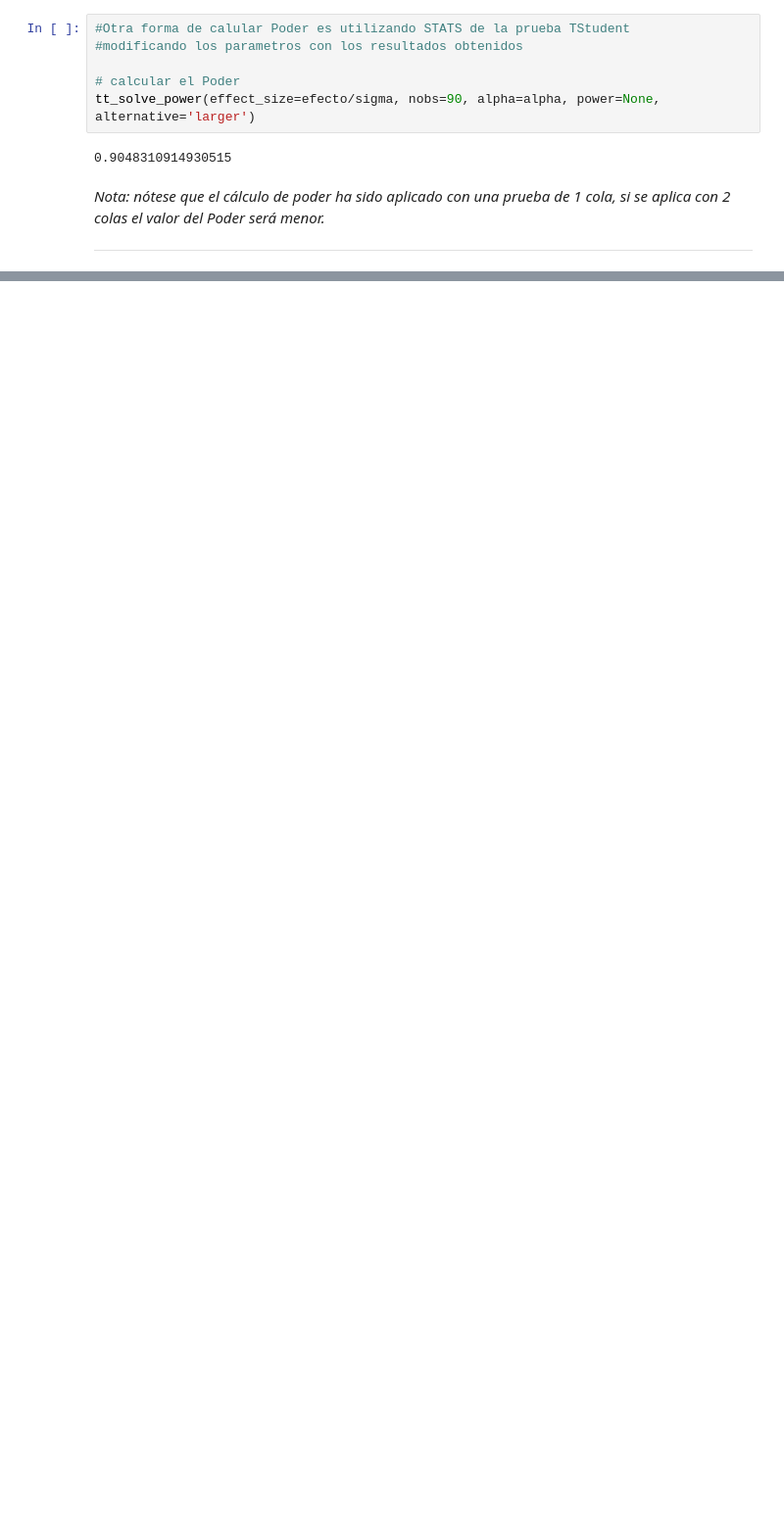
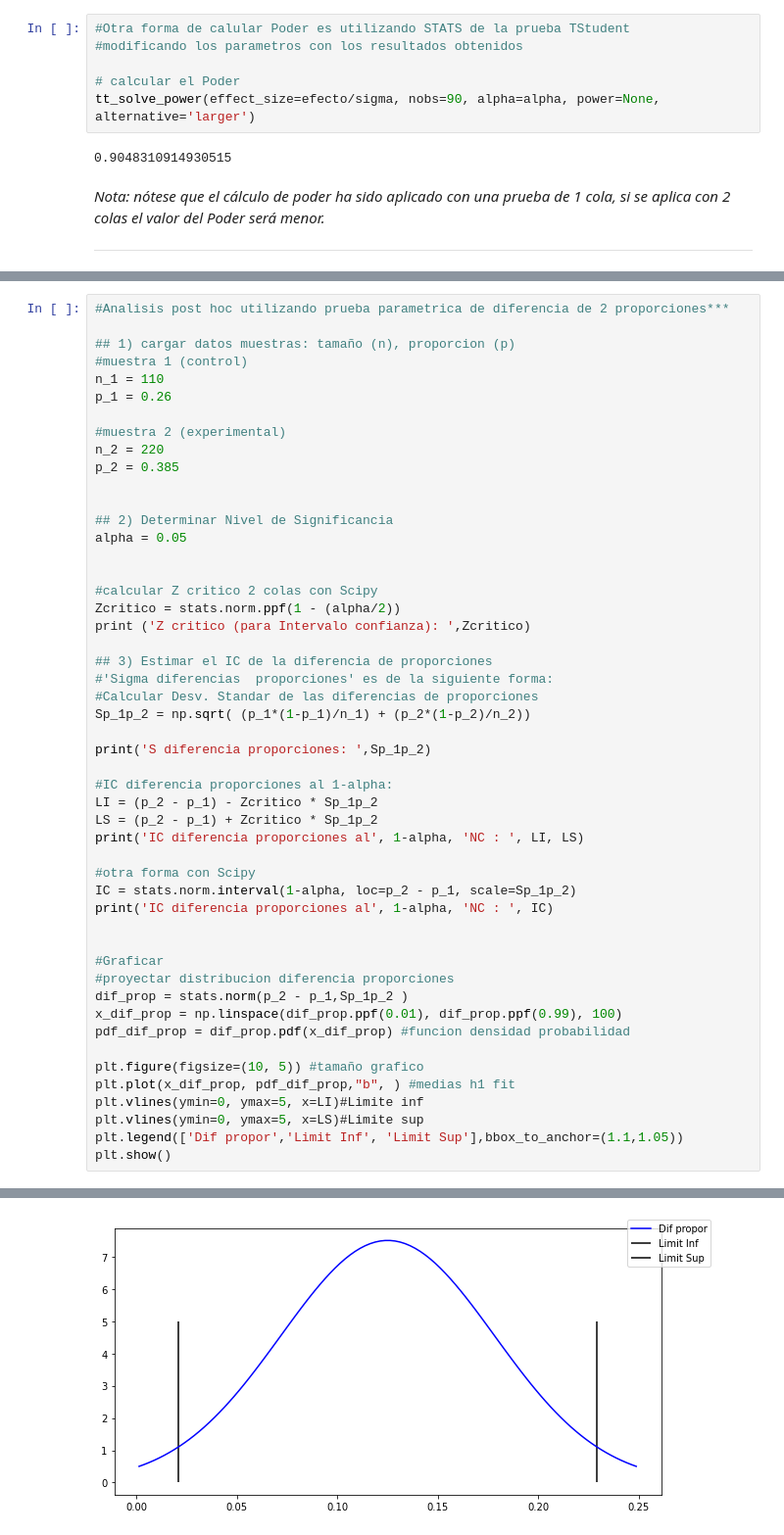
Before and after one commit to robertomoragad/Estadistica, a Jupyter notebook: Ejemplo_Experimentos_caso_uso_productos.ipynb, the cells around one changed output, grey strips where cells are left out. Shown at 98% size. Cells and saved outputs as stored; diff of their text form; blank space fills up the shorter version.

```diff
--- a/Ejemplo_Experimentos_caso_uso_productos.ipynb
+++ b/Ejemplo_Experimentos_caso_uso_productos.ipynb
@@ -357,0 +572,51 @@ n= 800
+# %%
+#Analisis post hoc utilizando prueba parametrica de diferencia de 2 proporciones***
+
+## 1) cargar datos muestras: tamaño (n), proporcion (p)
+#muestra 1 (control)
+n_1 = 110
+p_1 = 0.26
+
+#muestra 2 (experimental)
+n_2 = 220
+p_2 = 0.385
+
+
+## 2) Determinar Nivel de Significancia
+alpha = 0.05
+
+
+#calcular Z critico 2 colas con Scipy
+Zcritico = stats.norm.ppf(1 - (alpha/2))
+print ('Z critico (para Intervalo confianza): ',Zcritico)
+
+## 3) Estimar el IC de la diferencia de proporciones
+#'Sigma diferencias  proporciones' es de la siguiente forma:
+#Calcular Desv. Standar de las diferencias de proporciones
+Sp_1p_2 = np.sqrt( (p_1*(1-p_1)/n_1) + (p_2*(1-p_2)/n_2))
+
+print('S diferencia proporciones: ',Sp_1p_2)
+
+#IC diferencia proporciones al 1-alpha:
+LI = (p_2 - p_1) - Zcritico * Sp_1p_2
+LS = (p_2 - p_1) + Zcritico * Sp_1p_2
+print('IC diferencia proporciones al', 1-alpha, 'NC : ', LI, LS)
+
+#otra forma con Scipy
+IC = stats.norm.interval(1-alpha, loc=p_2 - p_1, scale=Sp_1p_2)
+print('IC diferencia proporciones al', 1-alpha, 'NC : ', IC)
+
+
+#Graficar
+#proyectar distribucion diferencia proporciones
+dif_prop = stats.norm(p_2 - p_1,Sp_1p_2 )
+x_dif_prop = np.linspace(dif_prop.ppf(0.01), dif_prop.ppf(0.99), 100)
+pdf_dif_prop = dif_prop.pdf(x_dif_prop) #funcion densidad probabilidad
+
+plt.figure(figsize=(10, 5)) #tamaño grafico
+plt.plot(x_dif_prop, pdf_dif_prop,"b", ) #medias h1 fit
+plt.vlines(ymin=0, ymax=5, x=LI)#Limite inf
+plt.vlines(ymin=0, ymax=5, x=LS)#Limite sup
+plt.legend(['Dif propor','Limit Inf', 'Limit Sup'],bbox_to_anchor=(1.1,1.05))
+plt.show()
+# %% [output]
@@ -357,0 +627 @@ n= 800
+[figure, added]
```
Also changed, not shown: parts of 46 cells of this notebook.
